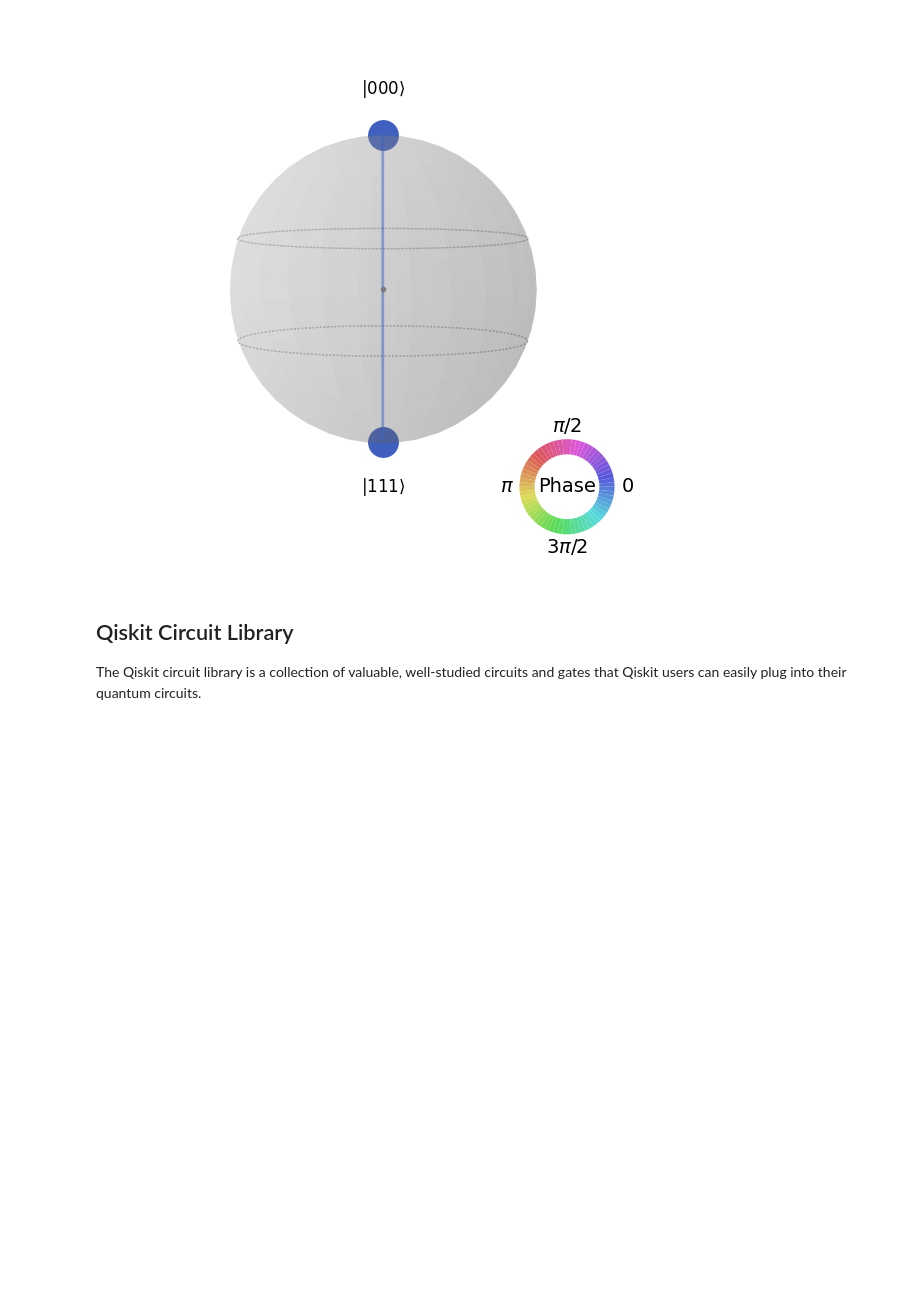
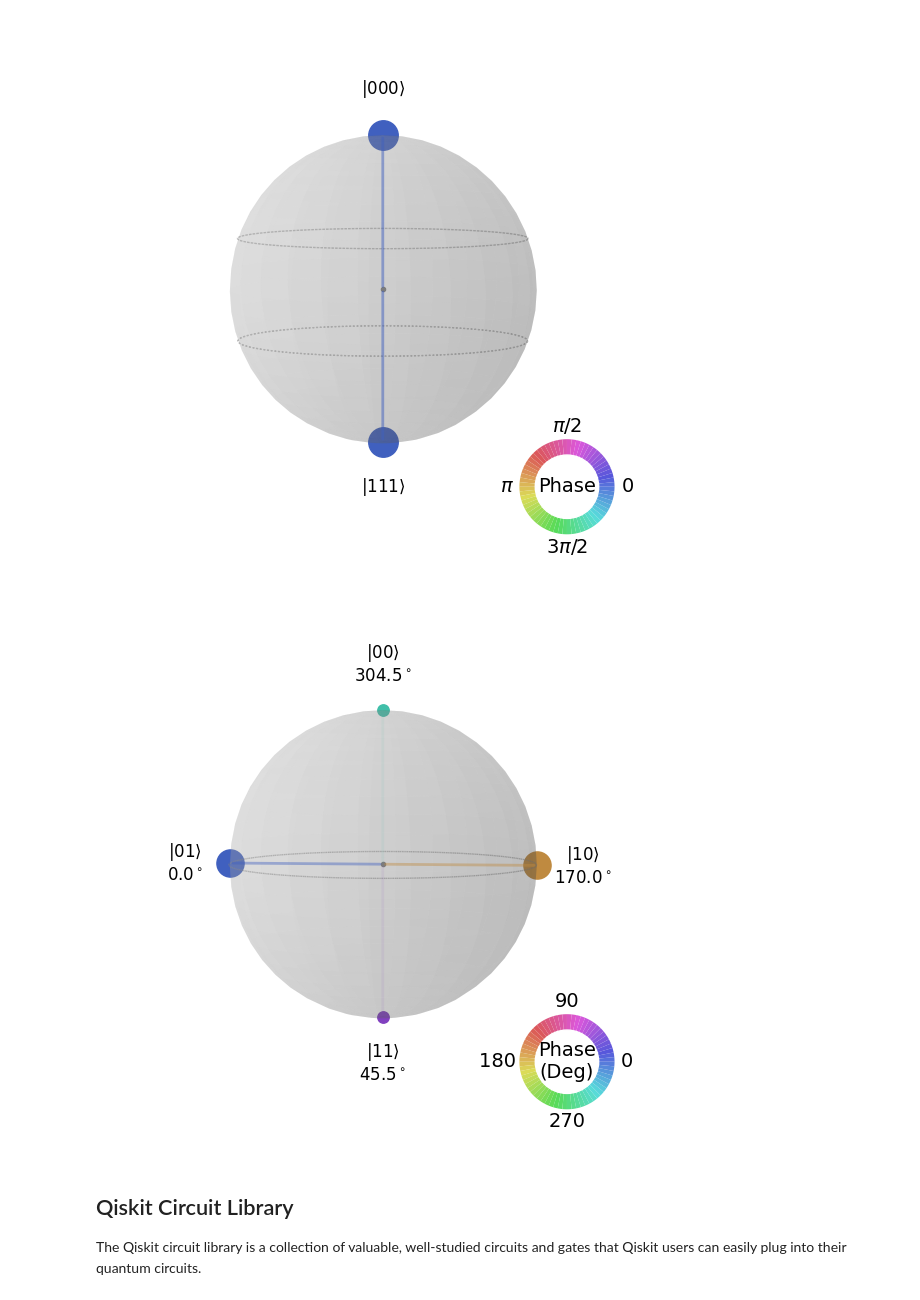
Before and after one commit to Omid-Hassasfar/CHPC2024-QuantumComputing, a Jupyter notebook: CHPC2024_QC_Qiskit_Intro.ipynb, the cells around one changed output. Cells and saved outputs as stored; diff of their text form; code cells hidden in the pictures; blank space fills up the shorter version.

```diff
--- a/CHPC2024_QC_Qiskit_Intro.ipynb
+++ b/CHPC2024_QC_Qiskit_Intro.ipynb
@@ -943,6 +947,18 @@ Statevector([0.70710678+0.j, 0.        +0.j, 0.        +0.j,
 plot_state_qsphere(psi_GHZ)
 # %% [output]
 [figure]
+# %%
+qc = QuantumCircuit(2)
+qc.h([0, 1])
+qc.cz(0,1)
+qc.ry(np.pi/3, 0)
+qc.rx(np.pi/5, 1)
+qc.z(1)
+
+matrix = DensityMatrix(qc)
+plot_state_qsphere(matrix, show_state_phases = True, use_degrees = True)
+# %% [output]
+[figure, added]
 # %% [markdown]
 ## Qiskit Circuit Library
 The Qiskit circuit library is a collection of valuable, well-studied circuits and gates that Qiskit users can easily plug into their quantum circuits.
```
Also changed, not shown: parts of 1 cell of this notebook.
